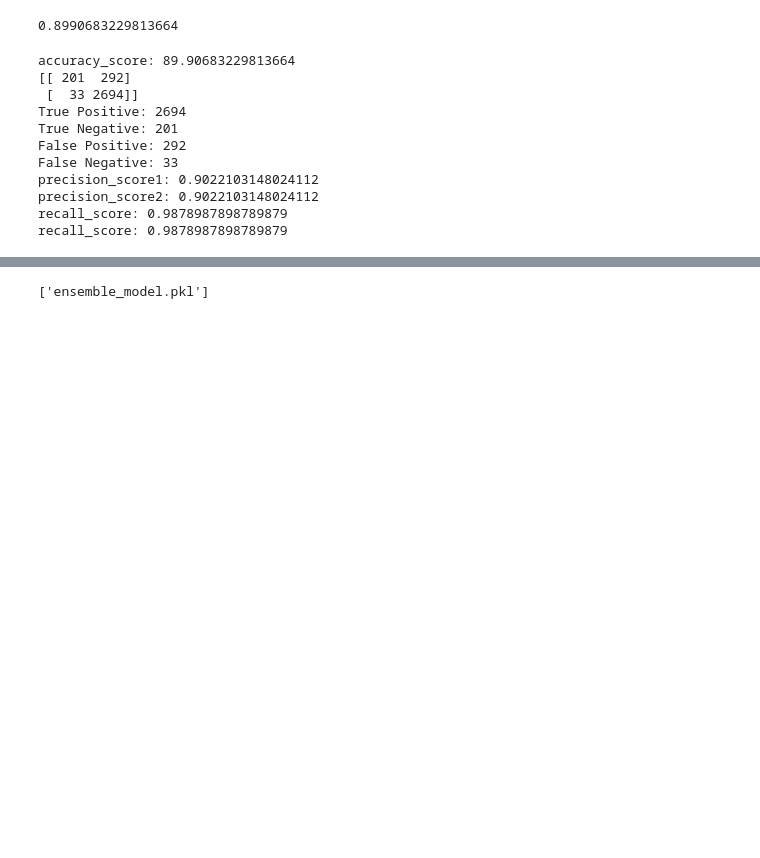
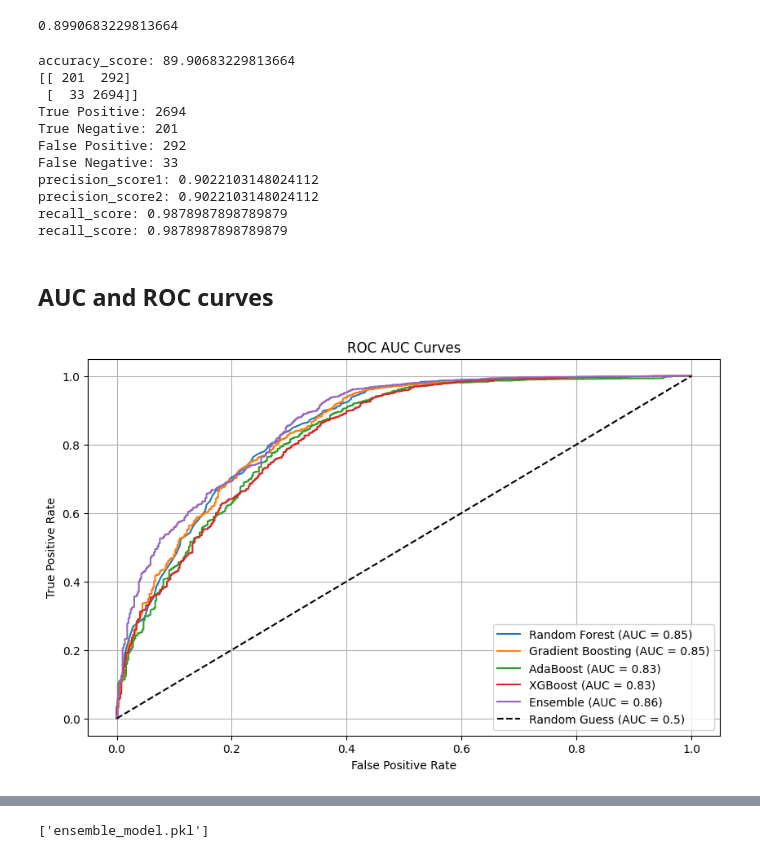
Before and after one commit to ywchanna2001/Breast-Cancer-Prediction, a Jupyter notebook: breast_cancer_prediction.ipynb, the cells around one changed output, grey strips where cells are left out. Cells and saved outputs as stored; diff of their text form; code cells hidden in the pictures; blank space fills up the shorter version.

```diff
--- a/breast_cancer_prediction.ipynb
+++ b/breast_cancer_prediction.ipynb
@@ -545,0 +635,18 @@ x_train, x_test, y_train, y_test = train_test_split(x, y, test_size=0.8, random_
+# %%
+# Define parameter grid
+ada_param_grid = {
+    "n_estimators": [50, 100, 200],
+    "learning_rate": [0.01, 0.1, 0.2, 0.5]
+}
+
+# Initialize the GridSearchCV
+ada_grid = GridSearchCV(estimator=AdaBoostClassifier(random_state=42),
+                        param_grid=ada_param_grid,
+                        cv=5, scoring='accuracy', verbose=2)
+
+# Fit the GridSearchCV
+ada_grid.fit(x_train, y_train)
+
+# Best parameters and score
+print("Best Parameters for AdaBoost:", ada_grid.best_params_)
+print("Best Score for AdaBoost:", ada_grid.best_score_)
@@ -709,3 +876,5 @@ precision_score1: 0.9022103148024112
 precision_score2: 0.9022103148024112
 recall_score: 0.9878987898789879
 recall_score: 0.9878987898789879
+# %% [markdown]
+## AUC and ROC curves
@@ -711,0 +883,43 @@ recall_score: 0.9878987898789879
+# %%
+from sklearn.metrics import roc_curve, roc_auc_score
+import matplotlib.pyplot as plt
+
+# Function to plot the ROC curve
+def plot_roc_curve(models, x_test, y_test):
+    plt.figure(figsize=(10, 6))
+
+    for name, model in models:
+        # Get predicted probabilities for the positive class
+        y_proba = model.predict_proba(x_test)[:, 1]
+
+        # Compute FPR, TPR, and threshold values
+        fpr, tpr, thresholds = roc_curve(y_test, y_proba)
+
+        # Compute AUC
+        auc_score = roc_auc_score(y_test, y_proba)
+
+        # Plot the ROC curve
+        plt.plot(fpr, tpr, label=f"{name} (AUC = {auc_score:.2f})")
+
+    # Plot the random guess line
+    plt.plot([0, 1], [0, 1], 'k--', label='Random Guess (AUC = 0.5)')
+    plt.xlabel("False Positive Rate")
+    plt.ylabel("True Positive Rate")
+    plt.title("ROC AUC Curves")
+    plt.legend()
+    plt.grid()
+    plt.show()
+
+# List of models to evaluate
+models = [
+    ("Random Forest", model_1),
+    ("Gradient Boosting", model_2),
+    ("AdaBoost", model_3),
+    ("XGBoost", model_4),
+    ("Ensemble", v_clf)
+]
+
+# Plot the ROC curves
+plot_roc_curve(models, x_test, y_test)
+# %% [output]
+[figure, added]
```
Also changed, not shown: parts of 16 cells of this notebook.
